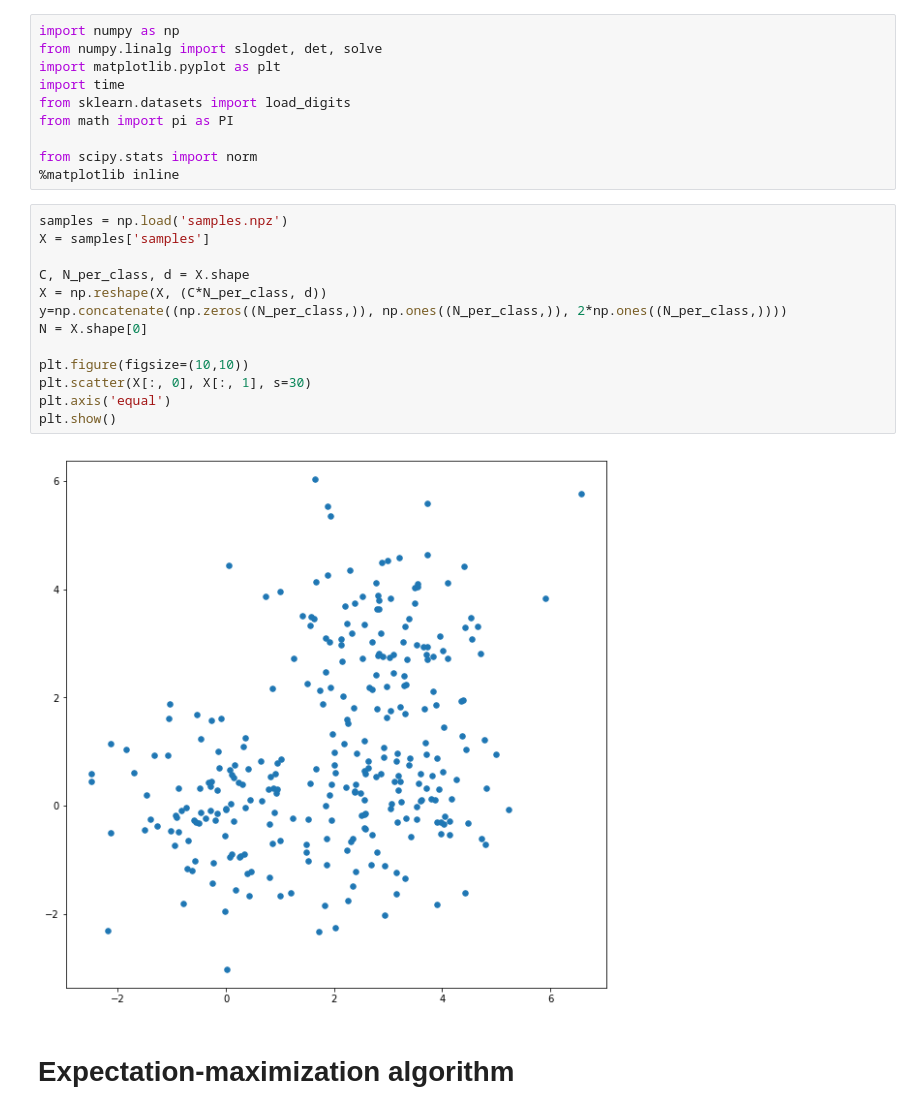
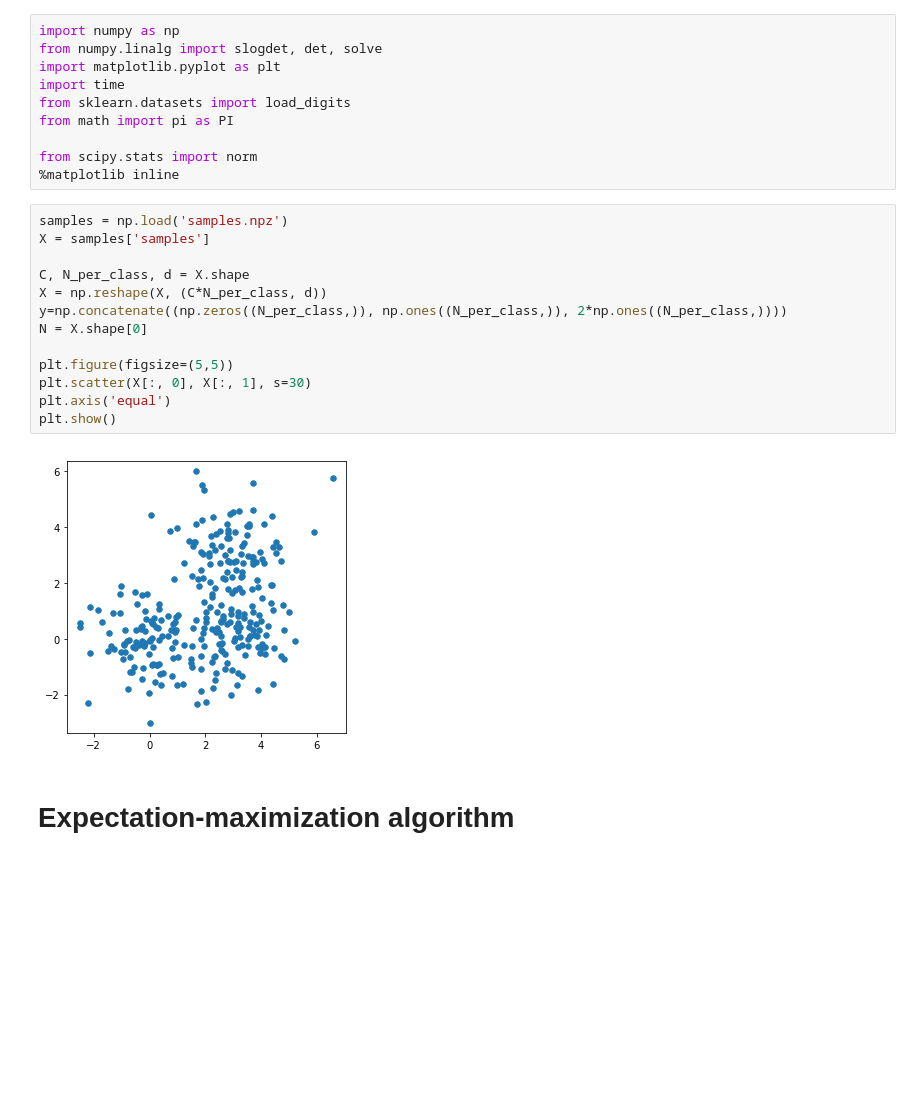
Before and after one commit to topel/intro_ml_notebooks, a Jupyter notebook: Expectation_Maximization_algorithm_for_Gaussian_mixtures.ipynb, the cells around one changed output. Drawn from its saved outputs; the diff is of its cells as text; blank space fills up the shorter version.

```diff
--- a/Expectation_Maximization_algorithm_for_Gaussian_mixtures.ipynb
+++ b/Expectation_Maximization_algorithm_for_Gaussian_mixtures.ipynb
@@ -27,18 +27,18 @@ from scipy.stats import norm
 # %%
 samples = np.load('samples.npz')
 X = samples['samples']
 
 C, N_per_class, d = X.shape
 X = np.reshape(X, (C*N_per_class, d))
 y=np.concatenate((np.zeros((N_per_class,)), np.ones((N_per_class,)), 2*np.ones((N_per_class,))))
 N = X.shape[0]
 
-plt.figure(figsize=(10,10))
+plt.figure(figsize=(5,5))
 plt.scatter(X[:, 0], X[:, 1], s=30)
 plt.axis('equal')
 plt.show()
 # %% [output]
-[figure, old version]
+[figure, new version]
 # %% [markdown]
 # Expectation-maximization algorithm
 # %% [markdown]
```
Also changed, not shown: parts of 2 cells of this notebook.
